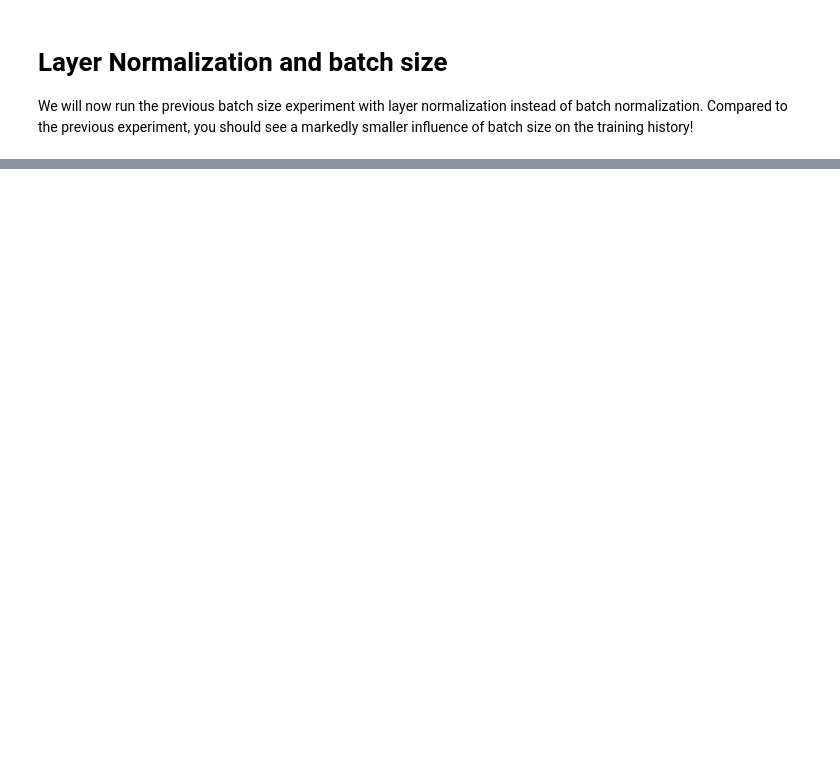
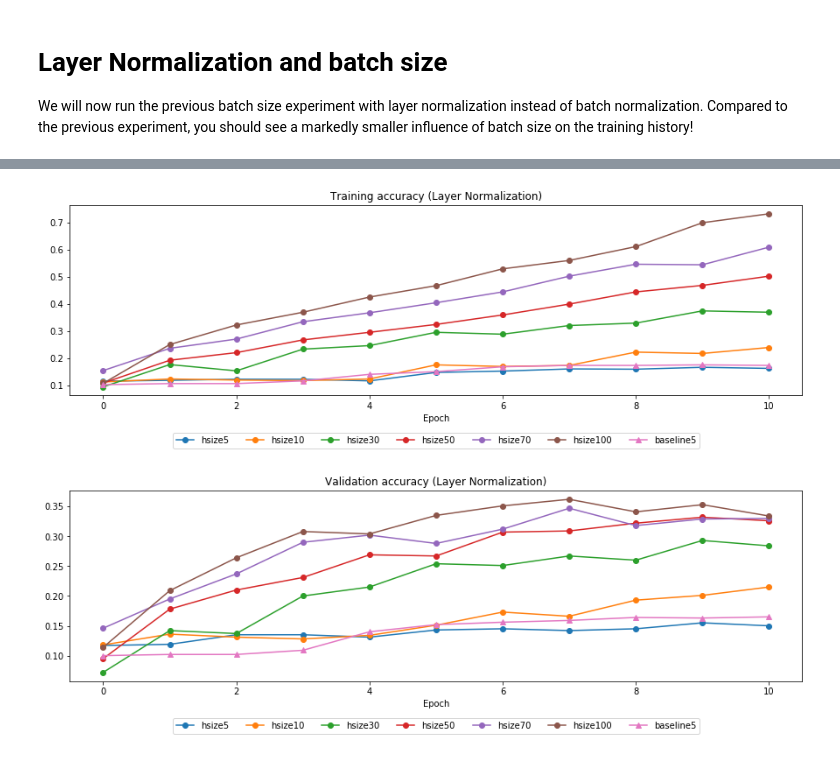
Before and after one commit to hardianlawi/stanford-cs231n, a Jupyter notebook: assignment2/BatchNormalization.ipynb, the cells around one changed output, grey strips where cells are left out. Saved outputs shown, nothing was run; the diff lists cells and outputs as text; code cells hidden in the pictures; blank space fills up the shorter version.

```diff
--- a/assignment2/BatchNormalization.ipynb
+++ b/assignment2/BatchNormalization.ipynb
@@ -687,0 +705,77 @@ When is layer normalization likely to not work well, and why?
+# %%
+def run_hiddensize_experiments(normalization_mode):
+    np.random.seed(231)
+    # Try training network with different hidden sizes
+    hidden_size = [5,10,30,50,70,100]
+    solver_hidden_dims = [5, 5, 5, 5]
+    num_train = 1000
+    small_data = {
+      'X_train': data['X_train'][:num_train],
+      'y_train': data['y_train'][:num_train],
+      'X_val': data['X_val'],
+      'y_val': data['y_val'],
+    }
+    n_epochs=10
+    weight_scale = 2e-2
+    lr = 10**(-3.5)
+
+    print('No normalization: hidden_sizes = ', hidden_size[0])
+    model = FullyConnectedNet(solver_hidden_dims, weight_scale=weight_scale, normalization=None)
+    solver = Solver(model, small_data,
+                    num_epochs=n_epochs, batch_size=50,
+                    update_rule='adam',
+                    optim_config={
+                      'learning_rate': lr,
+                    },
+                    verbose=False)
+    solver.train()
+
+    bn_solvers = []
+    for i in range(len(hidden_size)):
+        print('Normalization: hidden sizes = ', hidden_size[i])
+        hidden_dims = [ hidden_size[i] for j in range(4)]
+        bn_model = FullyConnectedNet(hidden_dims, weight_scale=weight_scale, normalization=normalization_mode)
+        bn_solver = Solver(bn_model, small_data,
+                        num_epochs=n_epochs, batch_size=50,
+                        update_rule='adam',
+                        optim_config={
+                          'learning_rate': lr,
+                        },
+                        verbose=False)
+        bn_solver.train()
+        bn_solvers.append(bn_solver)
+
+    return bn_solvers, solver, hidden_size
+
+# Run model
+ln_solvers_hsize, solver_hsize, hidden_size = run_hiddensize_experiments('layernorm')
+
+def plot_training_history2(title, label, baseline, bn_solvers, plot_fn, bl_marker='.', bn_marker='.',labels=None, label_prefix= '-'):
+    """utility function for plotting training history"""
+    plt.title(title)
+    plt.xlabel(label)
+    bn_plots = [plot_fn(bn_solver) for bn_solver in bn_solvers]
+    bl_plot = plot_fn(baseline)
+    num_bn = len(bn_plots)
+    for i in range(num_bn):
+        label=label_prefix
+        if labels is not None:
+            label += str(labels[i]) #str("%.4lf" %labels[i])
+        plt.plot(bn_plots[i], bn_marker, label=label)
+    label='baseline'
+    if labels is not None:
+        label += str(labels[0])
+    plt.plot(bl_plot, bl_marker, label=label)
+    plt.legend(loc='lower center', ncol=num_bn+1, bbox_to_anchor=(0.5, -0.3))
+
+plt.subplot(2, 1, 1)
+plot_training_history2('Training accuracy (Layer Normalization)','Epoch', solver_hsize, ln_solvers_hsize, \
+                      lambda x: x.train_acc_history, bl_marker='-^', bn_marker='-o', labels=hidden_size, label_prefix='hsize')
+plt.subplots_adjust(hspace = 0.5)
+plt.subplot(2, 1, 2)
+plot_training_history2('Validation accuracy (Layer Normalization)','Epoch', solver_hsize, ln_solvers_hsize, \
+                      lambda x: x.val_acc_history, bl_marker='-^', bn_marker='-o', labels=hidden_size, label_prefix='hsize')
+
+plt.gcf().set_size_inches(15, 10)
+plt.show()
+# %% [output]
@@ -687,0 +789 @@ When is layer normalization likely to not work well, and why?
+[figure, added]
```
Also changed, not shown: parts of 8 cells of this notebook, 2 other files.
